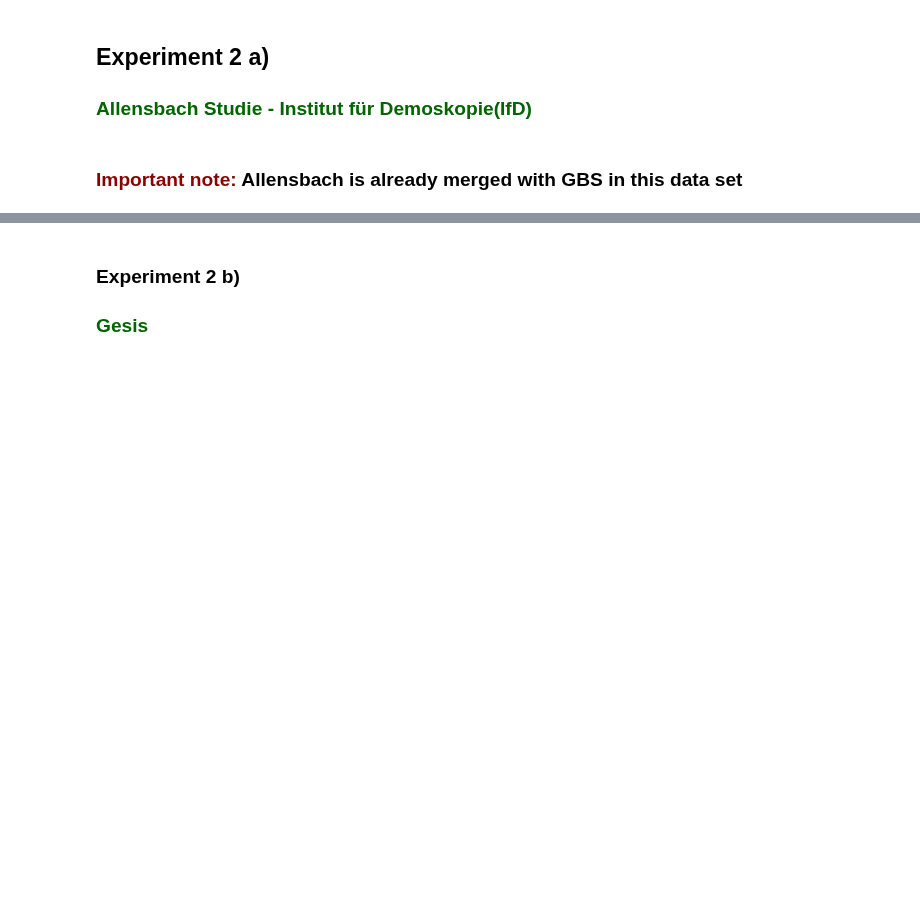
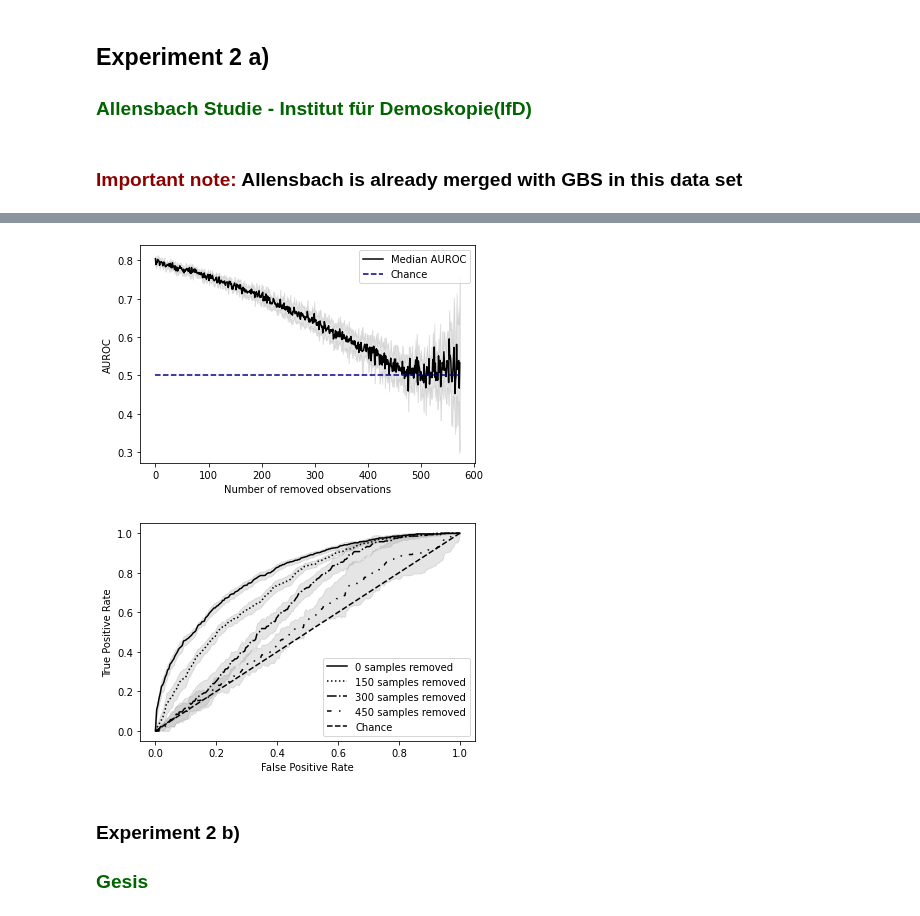
Before and after one commit to laksannathan/maximal-representative-sampling, a Jupyter notebook: src/Maximal Representative Sampling.ipynb, the cells around one changed output, grey strips where cells are left out. Drawn from its saved outputs; the diff is of its cells as text; code cells hidden in the pictures; blank space fills up the shorter version.

```diff
--- a/src/Maximal Representative Sampling.ipynb
+++ b/src/Maximal Representative Sampling.ipynb
@@ -643,3 +652,9 @@ pickle.dump(median_rocs, open("results/allensbach_median_rocs", 'wb'))
+# %%
+plot_auc_median(allensbach_median_aucs, allensbach_std_aucs, result_dir, save=True)
+plot_roc(median_rocs, result_dir, save=True)
+# %% [output]
+[figure, added]
+[figure, added]
 # %% [markdown]
 ### Experiment 2 b)
 ### <font color='darkgreen'>Gesis</font>  <a name="us"></a>
```
Also changed, not shown: parts of 17 cells of this notebook.
